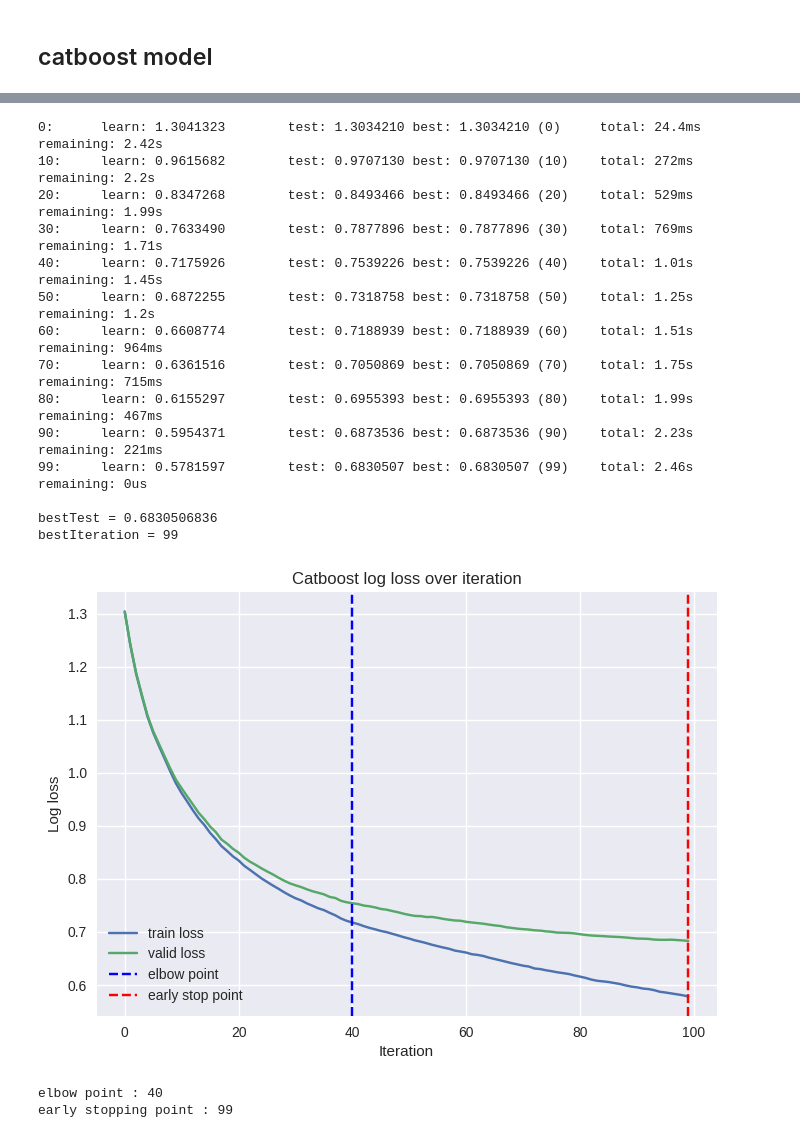
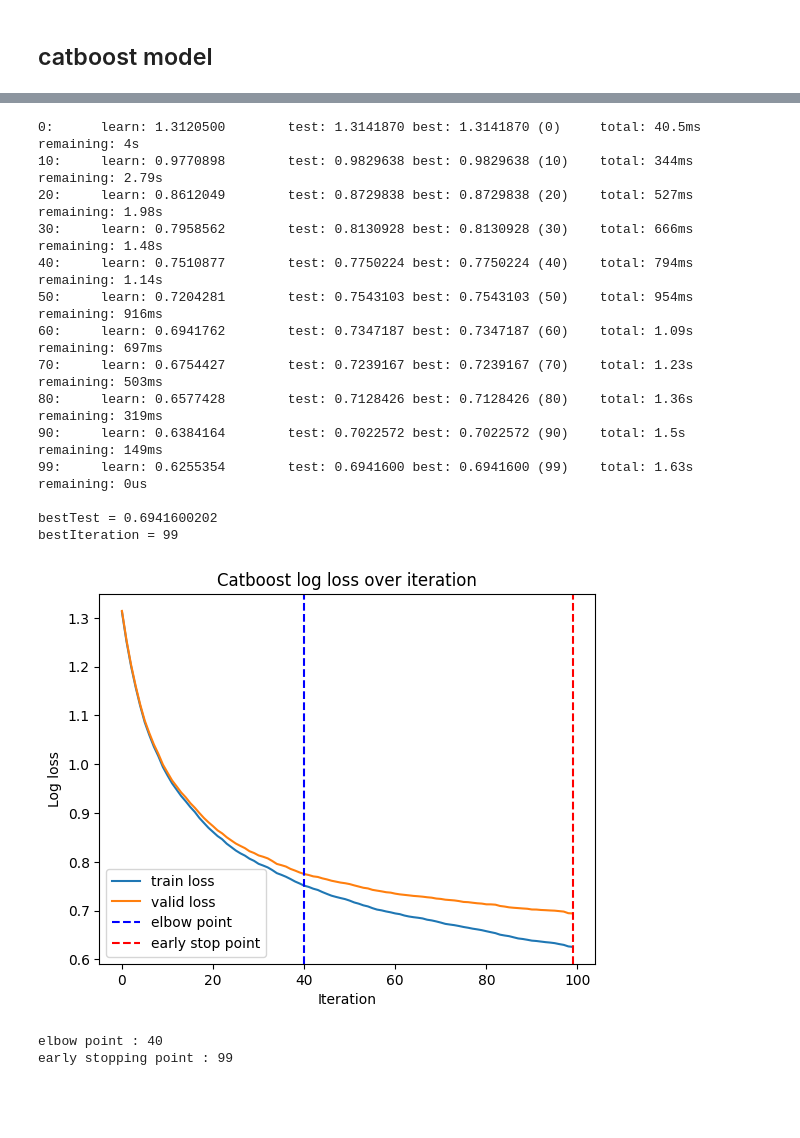
Before and after one commit to shcho11/00.Projects_2024, a Jupyter notebook: 202407_MultiClassClassifiers.ipynb, the cells around one changed output, grey strips where cells are left out. Saved outputs shown, nothing was run; the diff lists cells and outputs as text; code cells hidden in the pictures; blank space fills up the shorter version.

```diff
--- a/202407_MultiClassClassifiers.ipynb
+++ b/202407_MultiClassClassifiers.ipynb
@@ -90,7 +94,7 @@ import matplotlib.pyplot as plt
 from matplotlib import font_manager, rcParams, style
 import seaborn as sns
 
-style.use('seaborn')
+#style.use('seaborn')
 # %%
 # ML imports
 
@@ -374,7 +422,9 @@ df3.head()
+# %%
+df4 = df3.drop(columns='gender_M')
 # %% [markdown]
 # Final Dataset
 # %%
-dff = df3.copy()
+dff = df4.copy()
 
 dff['target'] = dff['class'].replace({'A' : 0, 'B' : 1, 'C' : 2, 'D' : 3})
 dff = dff.drop(columns=['class'])
@@ -813,8 +869,8 @@ val_pool = Pool(X_val, y_val)
 params = {
     'iterations' : 100,
     'learning_rate' : 0.1,
-    'depth' : 8,
-    'l2_leaf_reg' : 1.0,
+    'depth' : 7,
+    'l2_leaf_reg' : 1.2,
     'loss_function' : 'MultiClass',
     'eval_metric' : 'MultiClass',
     'early_stopping_rounds' : 10,
@@ -900,45 +956,45 @@ plt.subplots_adjust(wspace=0.4)
 plt.show()
 
 plt.figure(figsize=(12,5))
 
 plt.subplot(1,2,1)
 sns.heatmap(conf_matrix2, annot=True, cmap='Blues', fmt='d')
 plt.xlabel('predicted')
 plt.ylabel('actual')
 plt.title('Confusion Matrix')
 
 plt.subplot(1,2,2)
 sns.heatmap(df_report2.iloc[:,:-1], annot=True, cmap='Blues', fmt='.2f', vmin=0.5, vmax=1)
 plt.title('Scores')
 
 plt.suptitle('Catboost (early stop point method)')
 plt.subplots_adjust(wspace=0.4)
 plt.show()
 
 print("\n")
 
 print(f'Accuracy (elbow method) : {accuracy1}')
 print(f'confusion matrix (elbow method) : \n {conf_matrix1}')
 print(f'classification report (elbow method) : \n {df_report1}')
 
 print(f'Accuracy (early stop point method) : {accuracy2}')
 print(f'confusion matrix (early stop point method) : \n {conf_matrix2}')
 print(f'classification report (early stop point method) : \n {df_report2}')
 # %% [output]
-0:      learn: 1.3041323        test: 1.3034210 best: 1.3034210 (0)     total: 24.4ms   remaining: 2.42s
-10:     learn: 0.9615682        test: 0.9707130 best: 0.9707130 (10)    total: 272ms    remaining: 2.2s
-20:     learn: 0.8347268        test: 0.8493466 best: 0.8493466 (20)    total: 529ms    remaining: 1.99s
-30:     learn: 0.7633490        test: 0.7877896 best: 0.7877896 (30)    total: 769ms    remaining: 1.71s
-40:     learn: 0.7175926        test: 0.7539226 best: 0.7539226 (40)    total: 1.01s    remaining: 1.45s
-50:     learn: 0.6872255        test: 0.7318758 best: 0.7318758 (50)    total: 1.25s    remaining: 1.2s
-60:     learn: 0.6608774        test: 0.7188939 best: 0.7188939 (60)    total: 1.51s    remaining: 964ms
-70:     learn: 0.6361516        test: 0.7050869 best: 0.7050869 (70)    total: 1.75s    remaining: 715ms
-80:     learn: 0.6155297        test: 0.6955393 best: 0.6955393 (80)    total: 1.99s    remaining: 467ms
-90:     learn: 0.5954371        test: 0.6873536 best: 0.6873536 (90)    total: 2.23s    remaining: 221ms
-99:     learn: 0.5781597        test: 0.6830507 best: 0.6830507 (99)    total: 2.46s    remaining: 0us
+0:      learn: 1.3120500        test: 1.3141870 best: 1.3141870 (0)     total: 40.5ms   remaining: 4s
+10:     learn: 0.9770898        test: 0.9829638 best: 0.9829638 (10)    total: 344ms    remaining: 2.79s
+20:     learn: 0.8612049        test: 0.8729838 best: 0.8729838 (20)    total: 527ms    remaining: 1.98s
+30:     learn: 0.7958562        test: 0.8130928 best: 0.8130928 (30)    total: 666ms    remaining: 1.48s
+40:     learn: 0.7510877        test: 0.7750224 best: 0.7750224 (40)    total: 794ms    remaining: 1.14s
+50:     learn: 0.7204281        test: 0.7543103 best: 0.7543103 (50)    total: 954ms    remaining: 916ms
+60:     learn: 0.6941762        test: 0.7347187 best: 0.7347187 (60)    total: 1.09s    remaining: 697ms
+70:     learn: 0.6754427        test: 0.7239167 best: 0.7239167 (70)    total: 1.23s    remaining: 503ms
+80:     learn: 0.6577428        test: 0.7128426 best: 0.7128426 (80)    total: 1.36s    remaining: 319ms
+90:     learn: 0.6384164        test: 0.7022572 best: 0.7022572 (90)    total: 1.5s     remaining: 149ms
+99:     learn: 0.6255354        test: 0.6941600 best: 0.6941600 (99)    total: 1.63s    remaining: 0us
 
-bestTest = 0.6830506836
+bestTest = 0.6941600202
 bestIteration = 99
-[figure, old version]
+[figure, new version]
 elbow point : 40
 early stopping point : 99
```
Also changed, not shown: parts of 22 cells of this notebook.
